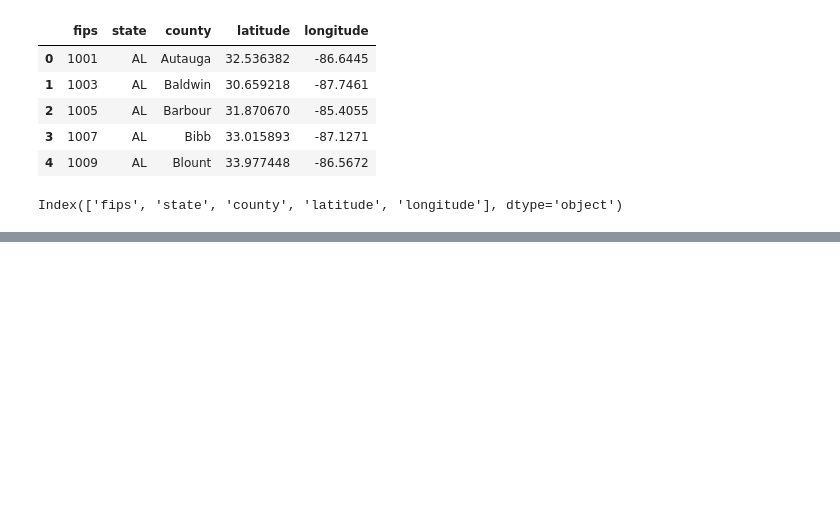
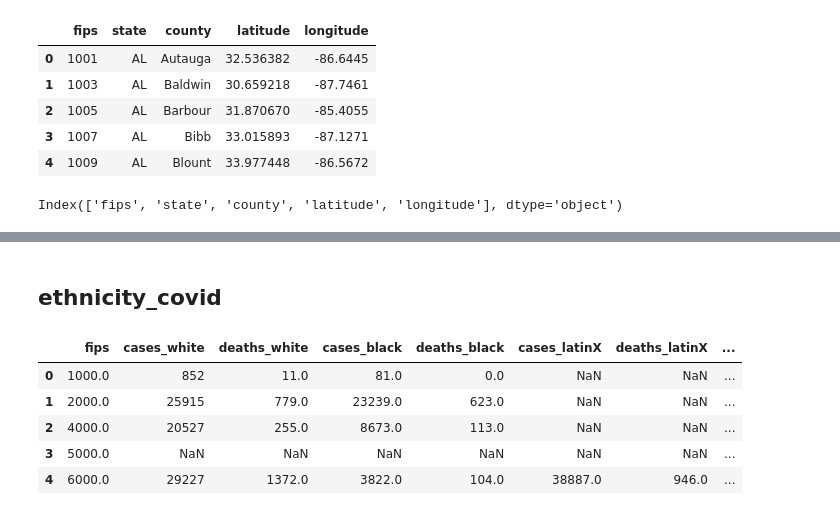
Before and after one commit to lewisaaronpaul/ETL_Proposal_Team_ETL_06, a Jupyter notebook: etl_project.ipynb, the cells around one changed output, grey strips where cells are left out. Drawn from its saved outputs; the diff is of its cells as text; code cells hidden in the pictures; blank space fills up the shorter version.

```diff
--- a/etl_project.ipynb
+++ b/etl_project.ipynb
@@ -351,0 +374,4 @@ fips_df.head()
+# %%
+fips_state_df = fips_df[fips_df['level'] == 'State'].reset_index()
+fips_state_df.drop(['level' , 'county', 'index'], axis = 1, inplace = True)
+fips_state_df.head()
@@ -356,10 +389,10 @@ fips_df.head()
 state_filepath = os.path.join(".", "Resources", "state_centroid_utf_8.csv")
 
 # Read file and store into Pandas DataFrames
-fips_state_df = pd.read_csv(state_filepath, encoding = 'utf-8')
+fips_State = pd.read_csv(state_filepath, encoding = 'utf-8')
 
 # Visualize
-fips_state_df.head()
+fips_State.head()
 # %% [output]
 |  | state | fips_state | latitude | longitude |
 | 0 | Alabama | 1.0 | 32.7794 | -86.8287 |
@@ -483,0 +480,6 @@ deaths_ethnicity_df.head()
+# %%
+covid_state = fips_state_df.copy()
+covid_state['confirmed'] = covid_state_df['confirmed']
+covid_state['deaths'] = covid_state_df['deaths']
+covid_state['as_of_date'] = date.today()
+covid_state.head()
@@ -483,0 +497,15 @@ deaths_ethnicity_df.head()
+# %% [markdown]
+## ethnicity_covid
+# %%
+ethnicity_covid_df = covid_race_df.copy()
+ethnicity_covid_df['fips'] = covid_state['fips']
+ethnicity_covid = ethnicity_covid_df.filter(['fips', 'cases_white', 'deaths_white', 'cases_black', 'deaths_black', 'cases_latinX', 'deaths_latinX', 'cases_asian', 'deaths_asian', 'cases_total', 'deaths_total'])
+
+ethnicity_covid.head()
+# %% [output]
+|  | fips | cases_white | deaths_white | cases_black | deaths_black | cases_latinX | deaths_latinX | ... |
+| 0 | 1000.0 | 852 | 11.0 | 81.0 | 0.0 | NaN | NaN | ... |
+| 1 | 2000.0 | 25915 | 779.0 | 23239.0 | 623.0 | NaN | NaN | ... |
+| 2 | 4000.0 | 20527 | 255.0 | 8673.0 | 113.0 | NaN | NaN | ... |
+| 3 | 5000.0 | NaN | NaN | NaN | NaN | NaN | NaN | ... |
+| 4 | 6000.0 | 29227 | 1372.0 | 3822.0 | 104.0 | 38887.0 | 946.0 | ... |
```
Also changed, not shown: parts of 48 cells of this notebook.
